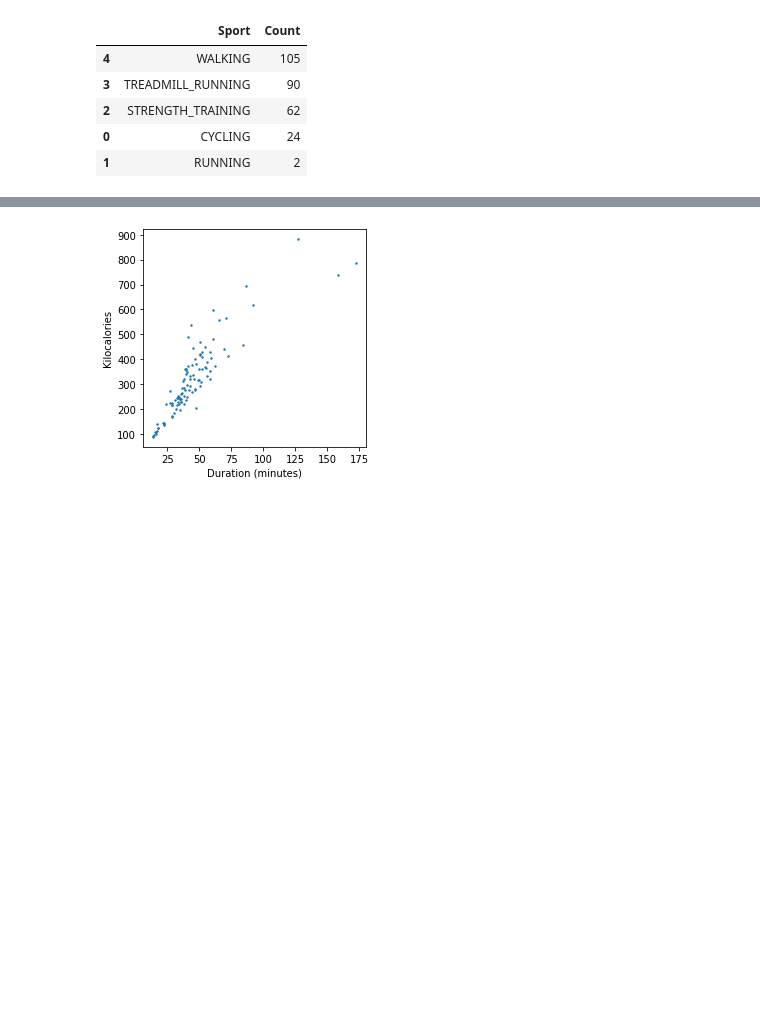
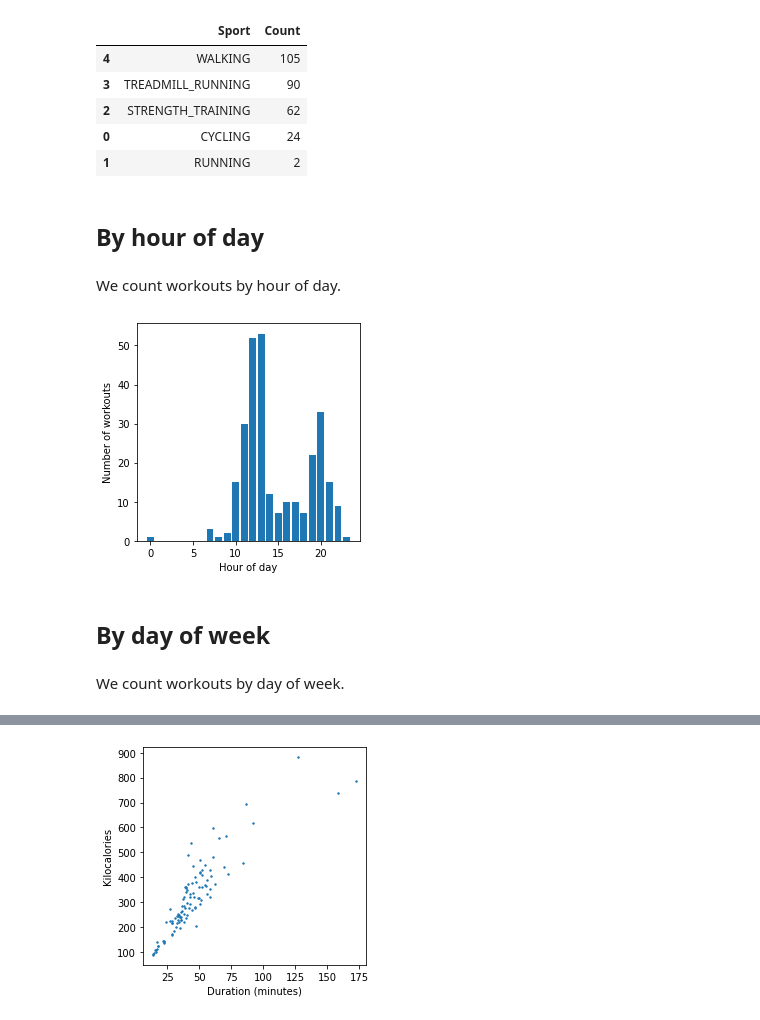
Before and after one commit to besiobu/data-science-portfolio, a Jupyter notebook: polar/Polar.ipynb, the cells around one changed output, grey strips where cells are left out. Drawn from its saved outputs; the diff is of its cells as text; code cells hidden in the pictures; blank space fills up the shorter version.

```diff
--- a/polar/Polar.ipynb
+++ b/polar/Polar.ipynb
@@ -280,3 +375,34 @@ stats.head()
 | 2 | STRENGTH_TRAINING | 62 |
 | 0 | CYCLING | 24 |
 | 1 | RUNNING | 2 |
+# %% [markdown]
+## By hour of day
+# %% [markdown]
+We count workouts by hour of day.
+# %%
+by_hour = df[['startTime', 'sport']].copy()
+by_hour['startTime'] = pd.to_datetime(by_hour['startTime'], format='%H:%M:%S')
+by_hour['startHour'] = by_hour['startTime'].dt.hour
+by_hour = by_hour.drop('startTime', axis=1)
+by_hour = by_hour.groupby('startHour', as_index=False)
+by_hour = by_hour.count()
+
+all_hours = pd.DataFrame(range(0, 24), columns=['startHour'])
+
+by_hour = pd.merge(all_hours, by_hour, how='left')
+by_hour = by_hour.fillna(0)
+by_hour = by_hour.sort_values('startHour')
+by_hour = by_hour.rename(columns={'startHour': 'Hour of day',
+                                 'sport': 'Total workouts'})
+# %%
+plt.bar(by_hour['Hour of day'], by_hour['Total workouts'])
+plt.ylabel('Number of workouts')
+plt.xlabel('Hour of day')
+plt.savefig('./img/workouts_by_hour_of_day.png')
+plt.show()
+# %% [output]
+[figure, added]
+# %% [markdown]
+## By day of week
+# %% [markdown]
+We count workouts by day of week.
```
Also changed, not shown: parts of 89 cells of this notebook, 12 other files.
